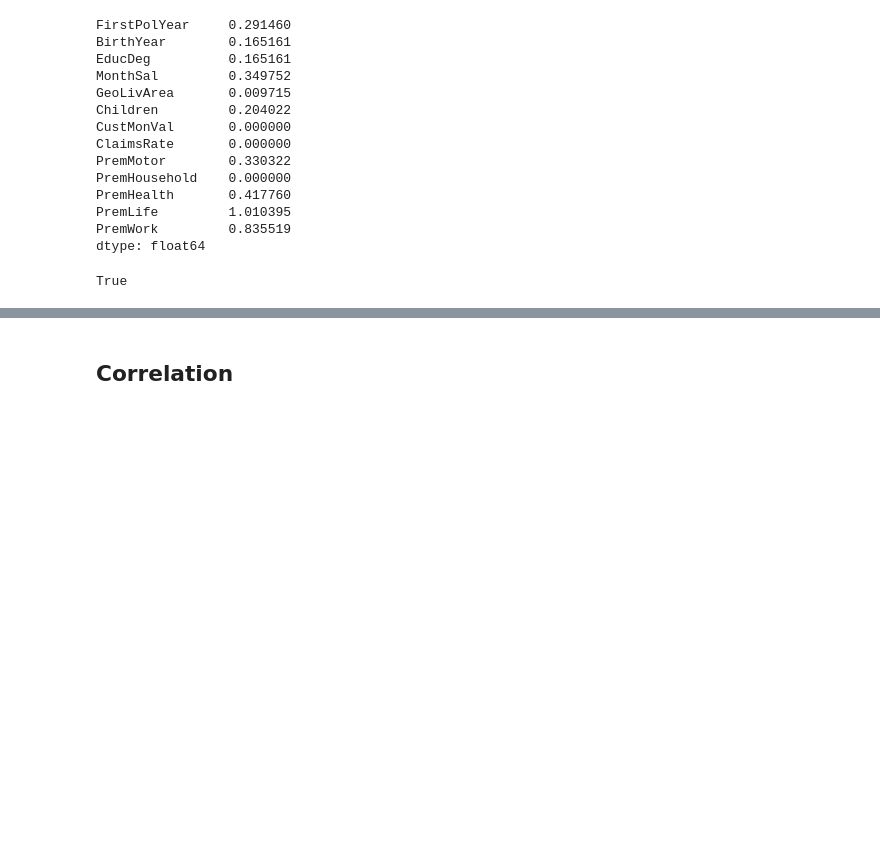
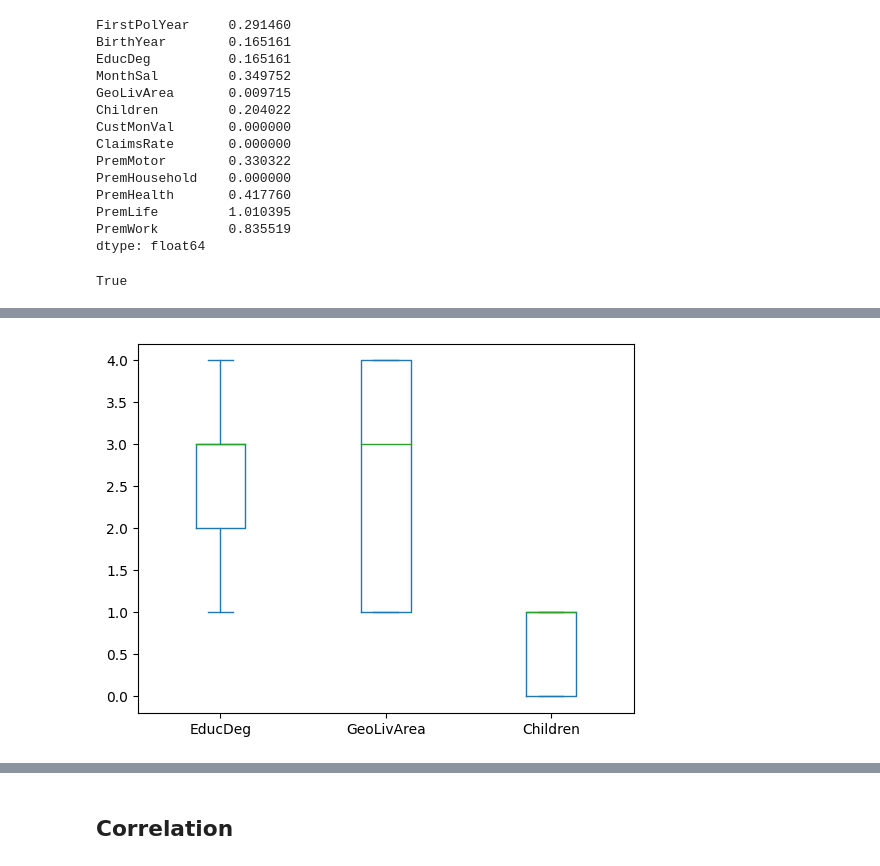
Before and after one commit to joicepreuss/DataMiningHMW--A2ZInsurance, a Jupyter notebook: A2ZInsurance.ipynb, the cells around one changed output, grey strips where cells are left out. Cells and saved outputs as stored; diff of their text form; code cells hidden in the pictures; blank space fills up the shorter version.

```diff
--- a/A2ZInsurance.ipynb
+++ b/A2ZInsurance.ipynb
@@ -151,0 +191,4 @@ True
+# %%
+df[['EducDeg', 'GeoLivArea', 'Children']].plot.box().figure
+# %% [output]
+[figure, added]
```
Also changed, not shown: parts of 14 cells of this notebook.
